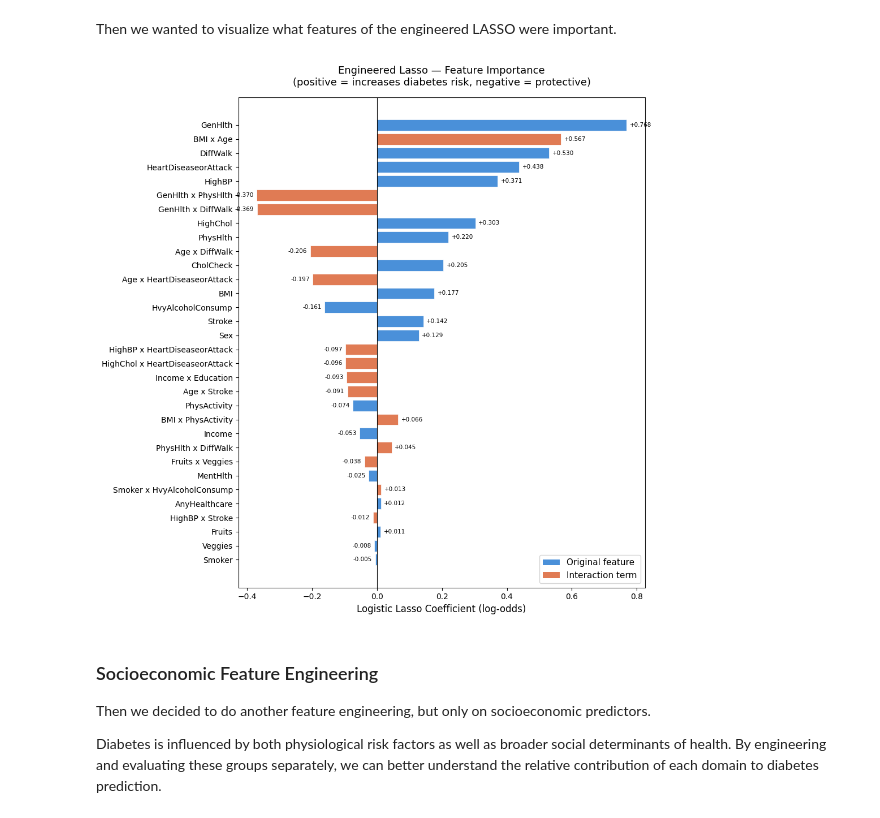
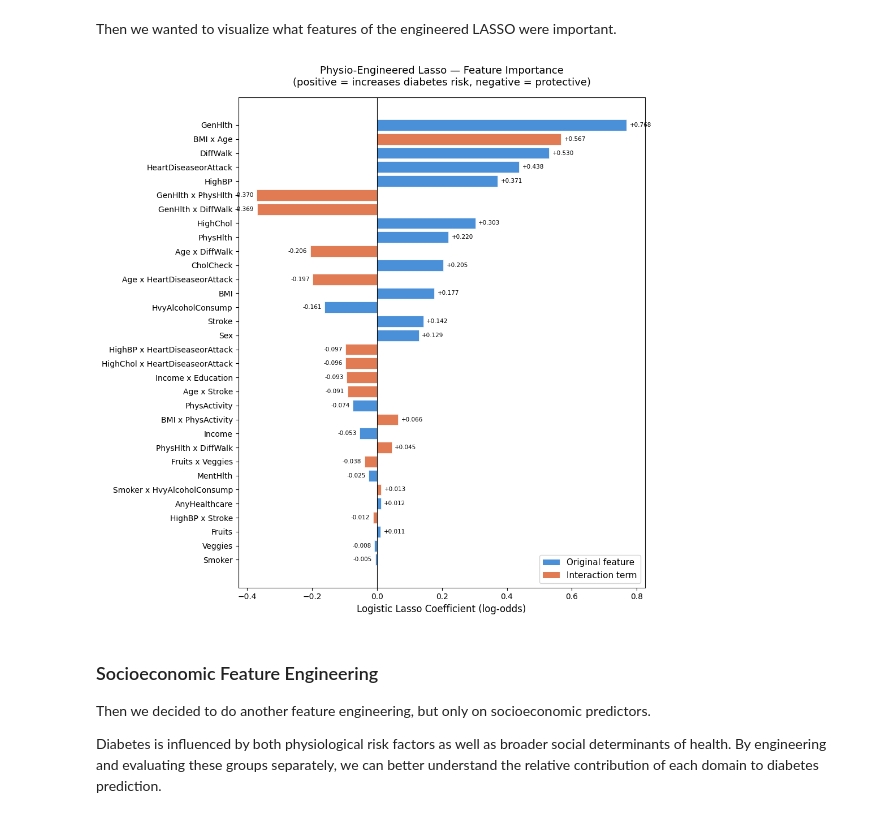
Before and after one commit to IsaacBFine/diabetes-predictors, a Jupyter notebook: Notebooks/feature_engineering_notebook.ipynb, the cells around one changed output. Drawn from its saved outputs; the diff is of its cells as text; code cells hidden in the pictures.

```diff
--- a/Notebooks/feature_engineering_notebook.ipynb
+++ b/Notebooks/feature_engineering_notebook.ipynb
@@ -353,35 +354,35 @@ nonzero = coef_eng[coef_eng != 0].copy()
 nonzero = nonzero.reindex(nonzero.abs().sort_values(ascending=True).index)
 
 is_interaction = nonzero.index.isin(interaction_names)
 colors = ["#e07b54" if inter else "#4a90d9" for inter in is_interaction]
 
 fig, ax = plt.subplots(figsize=(10, 10))
 bars = ax.barh(nonzero.index, nonzero.values, color=colors, edgecolor="white", linewidth=0.5)
 
 ax.axvline(0, color="black", lw=0.8)
 ax.set_xlabel("Logistic Lasso Coefficient (log-odds)", fontsize=12)
-ax.set_title("Engineered Lasso — Feature Importance\n(positive = increases diabetes risk, negative = protective)",
+ax.set_title("Physio-Engineered Lasso — Feature Importance\n(positive = increases diabetes risk, negative = protective)",
              fontsize=13, pad=15)
 
 # legend
 from matplotlib.patches import Patch
 legend_elements = [
     Patch(facecolor="#4a90d9", label="Original feature"),
     Patch(facecolor="#e07b54", label="Interaction term"),
 ]
 ax.legend(handles=legend_elements, loc="lower right", fontsize=11)
 
 # add coefficient value labels on each bar
 for bar, val in zip(bars, nonzero.values):
     x_pos = val + 0.01 if val >= 0 else val - 0.01
     ha = "left" if val >= 0 else "right"
     ax.text(x_pos, bar.get_y() + bar.get_height() / 2,
             f"{val:+.3f}", va="center", ha=ha, fontsize=7.5)
 
 plt.tight_layout()
 plt.show()
 # %% [output]
-[figure, old version]
+[figure, new version]
 # %% [markdown]
 ### Socioeconomic Feature Engineering
 Then we decided to do another feature engineering, but only on socioeconomic predictors.
```
Also changed, not shown: parts of 3 cells of this notebook.
